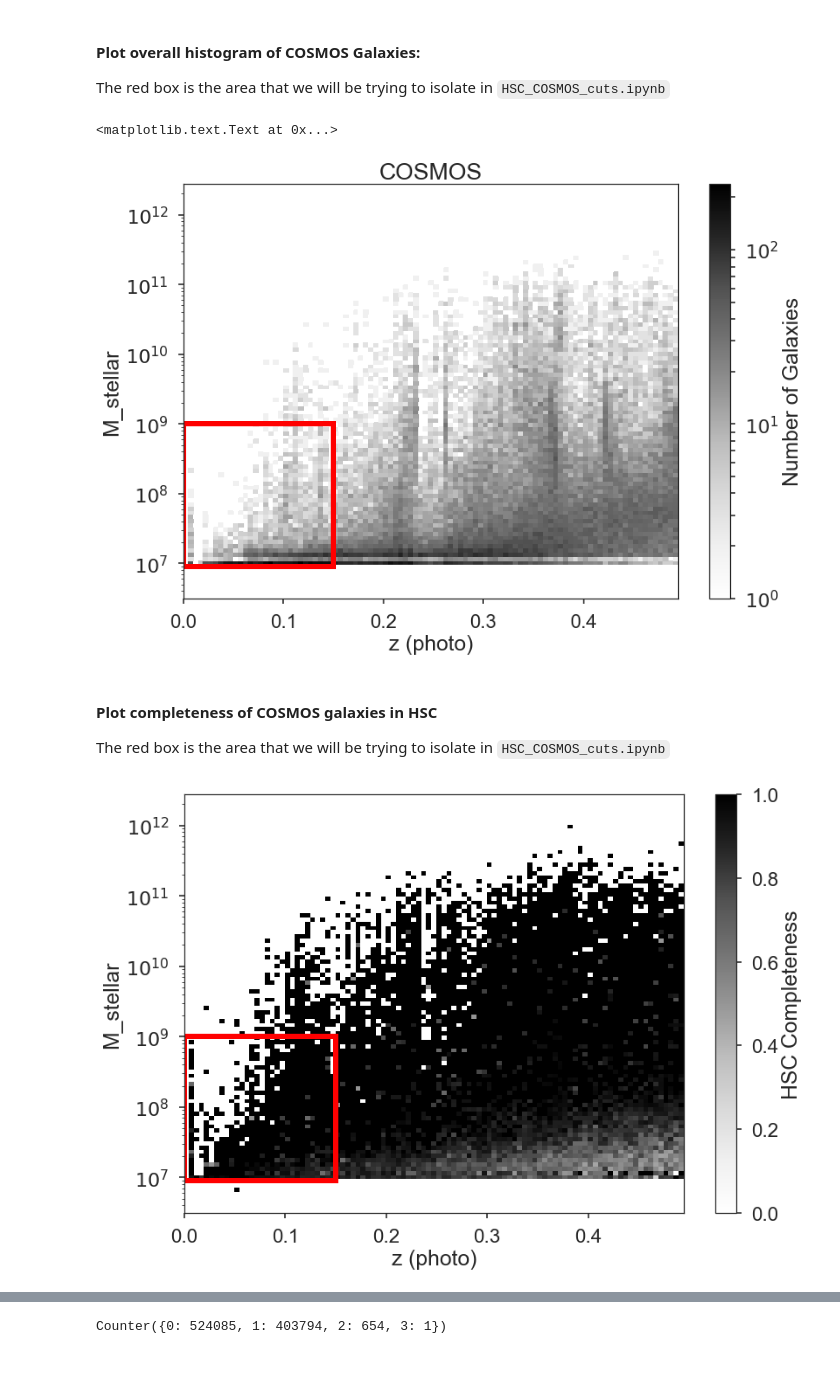
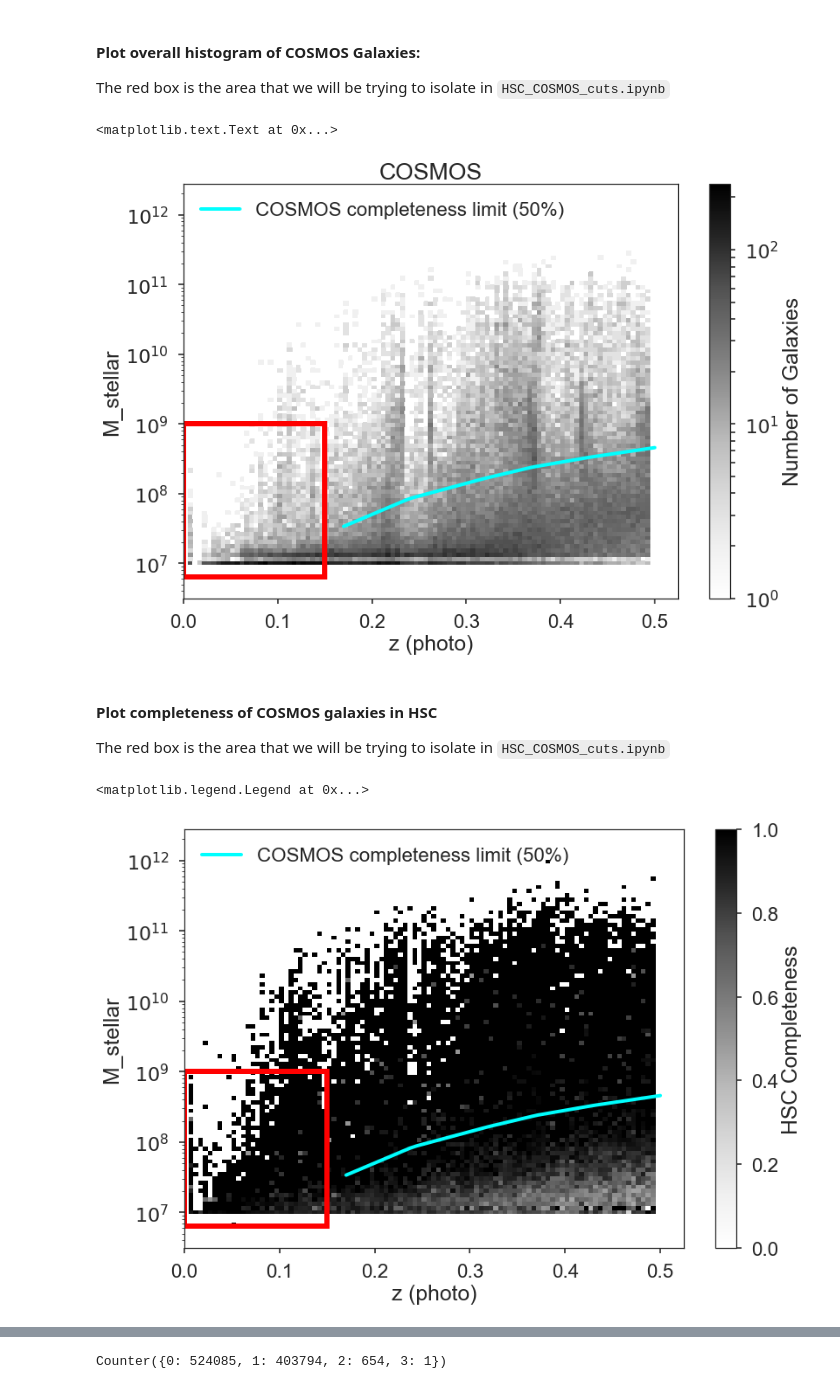
Before and after one commit to yluo54301/dwarf_photo-z, a Jupyter notebook: completeness/HSC_COSMOS_completeness.ipynb, the cells around one changed output, grey strips where cells are left out. Drawn from its saved outputs; the diff is of its cells as text; code cells hidden in the pictures.

Commit message:
add Laigle (COSMOS) completeness limits to galaxy demographics plots

```diff
--- a/completeness/HSC_COSMOS_completeness.ipynb
+++ b/completeness/HSC_COSMOS_completeness.ipynb
@@ -15,6 +15,8 @@ from astropy import units as u
 
 import datasets
 from matching import Matches
+# %%
+COSMOS_completeness_limits = datasets.get_COSMOS_completeness()
 # %% [markdown]
 # COSMOS Data
 # %%
@@ -160,6 +162,7 @@ mask_HSC_downsample = (HSC.df.index % downsample_factor_HSC == 0)
 # %%
 matches = Matches(COSMOS.df[mask_COSMOS_downsample],
                   HSC.df[mask_HSC_downsample],
+                  save=False
                  )
 # %% [markdown]
 # Evaluate matches
@@ -319,7 +340,7 @@ The red box is the area that we will be trying to isolate in `HSC_COSMOS_cuts.ip
 def add_target_box(ax):
     ax.add_patch(
     patches.Rectangle(
-        (0, 10**6.95),   # (x,y)
+        (0, 10**6.8),   # (x,y)
         0.15,          # width
         10**9,          # height
     fill=False, color="r", linewidth=6),)
@@ -334,27 +355,42 @@ plt.ylabel("M_stellar")
 
 add_target_box(plt.gca())
 
+zs = np.linspace(COSMOS_completeness_limits["all"].x.min(), COSMOS_completeness_limits["all"].x.max())
+plt.plot(zs, 10**COSMOS_completeness_limits["all"](zs),
+         color="cyan", linewidth=4,
+         label="COSMOS completeness limit (50%)",
+        )
+
 plt.yscale("log")
+plt.legend(loc="upper left")
 plt.title("COSMOS")
 # %% [output]
 <matplotlib.text.Text at 0x...>
-[figure, old version]
+[figure, new version]
 # %% [markdown]
 #### Plot completeness of COSMOS galaxies in HSC
 The red box is the area that we will be trying to isolate in `HSC_COSMOS_cuts.ipynb`
 # %%
 plt.pcolormesh(xx, yy, completeness,
                vmin=0, vmax=1,
 #                cmap=plt.cm.viridis_r,
               )
 plt.colorbar(label="{} Completeness".format(HSC.label))
 plt.xlabel("z (photo)")
 plt.ylabel("M_stellar")
 
 add_target_box(plt.gca())
 
+zs = np.linspace(COSMOS_completeness_limits["all"].x.min(), COSMOS_completeness_limits["all"].x.max())
+plt.plot(zs, 10**COSMOS_completeness_limits["all"](zs),
+         color="cyan", linewidth=4,
+         label="COSMOS completeness limit (50%)",
+        )
+
 plt.yscale("log")
+plt.legend(loc="upper left")
 # %% [output]
+<matplotlib.legend.Legend at 0x...>
-[figure, old version]
+[figure, new version]
 # %% [markdown]
 # How many matches repeat?
```
Also changed, not shown: parts of 3 cells of this notebook, 1 other file.
